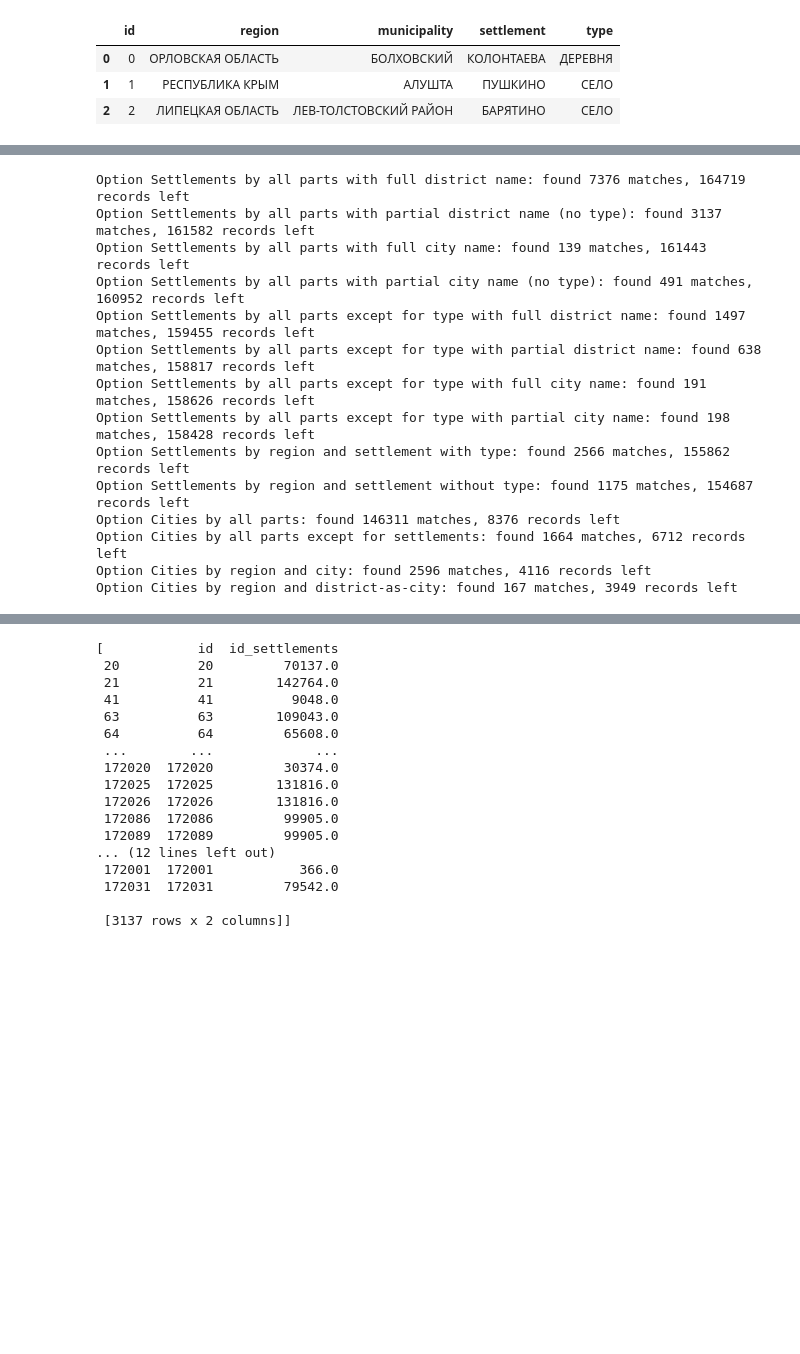
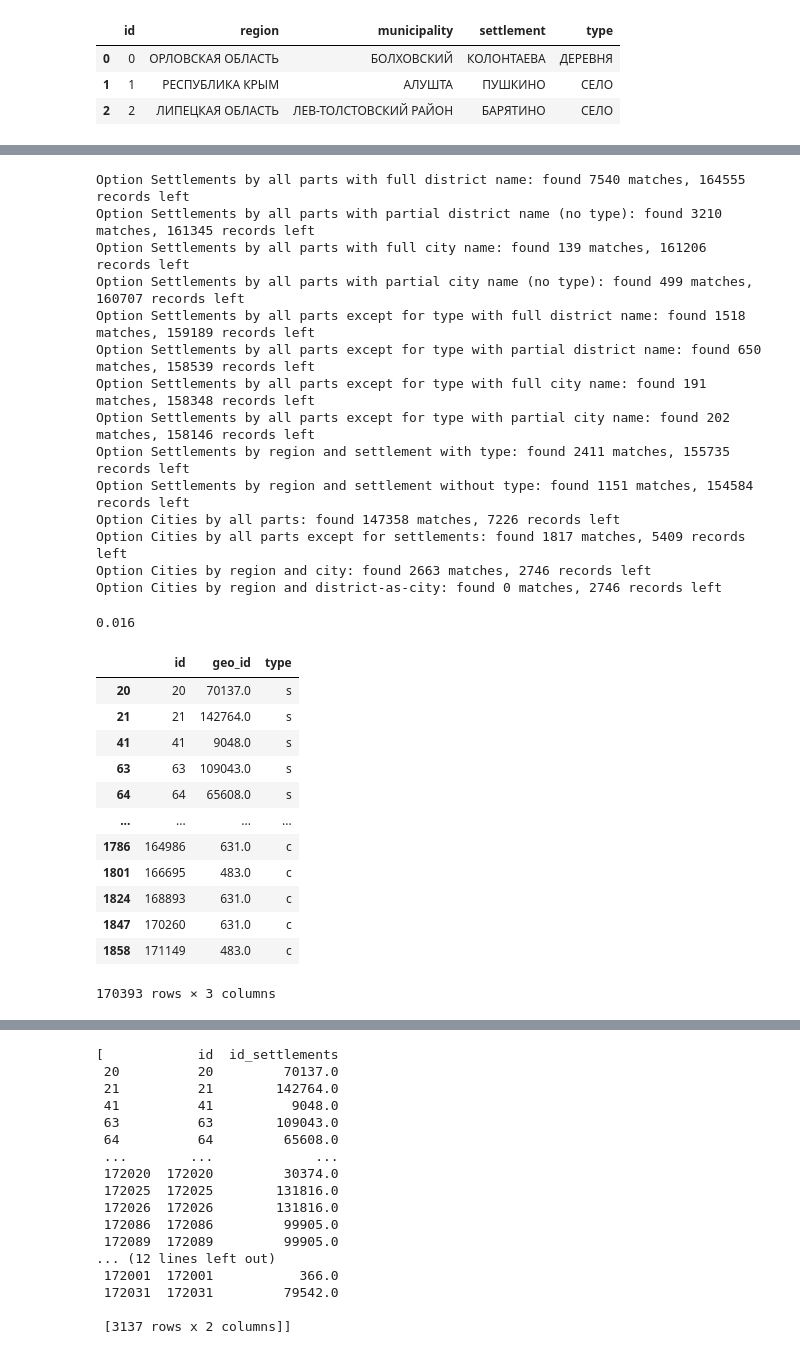
Before and after one commit to PavelSyomin/ru-smb-companies, a Jupyter notebook: Post Processing.ipynb, the cells around one changed output, grey strips where cells are left out. Saved outputs shown, nothing was run; the diff lists cells and outputs as text; code cells hidden in the pictures; blank space fills up the shorter version.

```diff
--- a/Post Processing.ipynb
+++ b/Post Processing.ipynb
@@ -315,6 +348,8 @@ for option in merge_options:
     to_merge = rest[orig_cols]
     standard = std_c.copy() if type_ == "cities" else std_s.copy()
     standard.drop_duplicates(subset=right_cols, keep=False, inplace=True)
+    if len(right_cols) == 2:
+        standard.dropna(subset=right_cols, inplace=True)
     standard.rename(columns={"id": "geo_id"}, inplace=True)
     #print(to_merge.columns)
     #print(standard.columns)
@@ -342,17 +377,37 @@ for option in merge_options:
 
     print(f"Option {name}: found {len(mapped)} matches, {len(rest)} records left")
 # %% [output]
-Option Settlements by all parts with full district name: found 7376 matches, 164719 records left
-Option Settlements by all parts with partial district name (no type): found 3137 matches, 161582 records left
-Option Settlements by all parts with full city name: found 139 matches, 161443 records left
-Option Settlements by all parts with partial city name (no type): found 491 matches, 160952 records left
-Option Settlements by all parts except for type with full district name: found 1497 matches, 159455 records left
-Option Settlements by all parts except for type with partial district name: found 638 matches, 158817 records left
-Option Settlements by all parts except for type with full city name: found 191 matches, 158626 records left
-Option Settlements by all parts except for type with partial city name: found 198 matches, 158428 records left
-Option Settlements by region and settlement with type: found 2566 matches, 155862 records left
-Option Settlements by region and settlement without type: found 1175 matches, 154687 records left
-Option Cities by all parts: found 146311 matches, 8376 records left
-Option Cities by all parts except for settlements: found 1664 matches, 6712 records left
-Option Cities by region and city: found 2596 matches, 4116 records left
-Option Cities by region and district-as-city: found 167 matches, 3949 records left
+Option Settlements by all parts with full district name: found 7540 matches, 164555 records left
+Option Settlements by all parts with partial district name (no type): found 3210 matches, 161345 records left
+Option Settlements by all parts with full city name: found 139 matches, 161206 records left
+Option Settlements by all parts with partial city name (no type): found 499 matches, 160707 records left
+Option Settlements by all parts except for type with full district name: found 1518 matches, 159189 records left
+Option Settlements by all parts except for type with partial district name: found 650 matches, 158539 records left
+Option Settlements by all parts except for type with full city name: found 191 matches, 158348 records left
+Option Settlements by all parts except for type with partial city name: found 202 matches, 158146 records left
+Option Settlements by region and settlement with type: found 2411 matches, 155735 records left
+Option Settlements by region and settlement without type: found 1151 matches, 154584 records left
+Option Cities by all parts: found 147358 matches, 7226 records left
+Option Cities by all parts except for settlements: found 1817 matches, 5409 records left
+Option Cities by region and city: found 2663 matches, 2746 records left
+Option Cities by region and district-as-city: found 0 matches, 2746 records left
+# %%
+2746/ addr_count
+# %% [output]
+0.016
+# %%
+pd.concat(mappings)
+# %% [output]
+|  | id | geo_id | type |
+| 20 | 20 | 70137.0 | s |
+| 21 | 21 | 142764.0 | s |
+| 41 | 41 | 9048.0 | s |
+| 63 | 63 | 109043.0 | s |
+| 64 | 64 | 65608.0 | s |
+| ... | ... | ... | ... |
+| 1786 | 164986 | 631.0 | c |
+| 1801 | 166695 | 483.0 | c |
+| 1824 | 168893 | 631.0 | c |
+| 1847 | 170260 | 631.0 | c |
+| 1858 | 171149 | 483.0 | c |
+170393 rows × 3 columns
```
Also changed, not shown: parts of 10 cells of this notebook.
